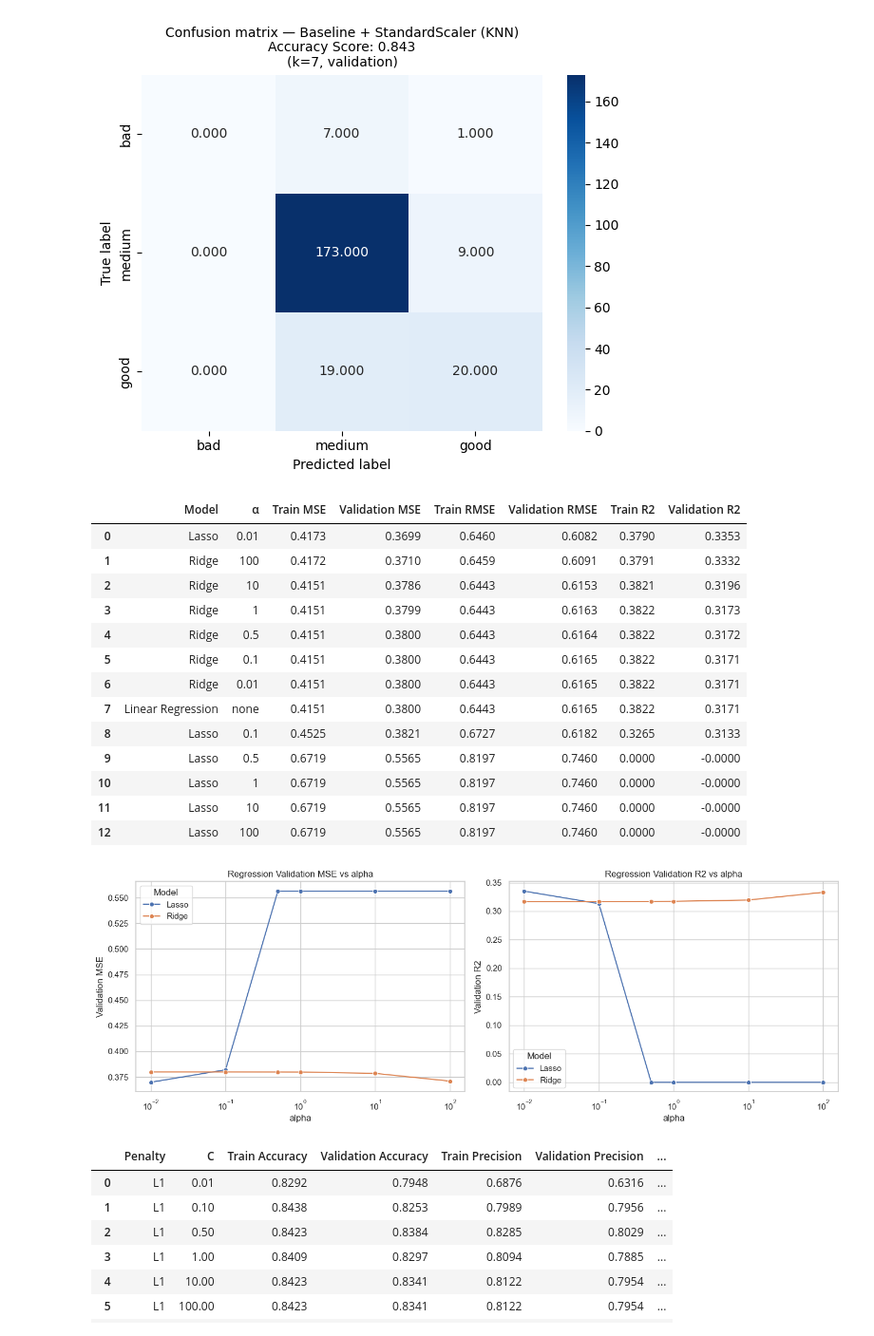
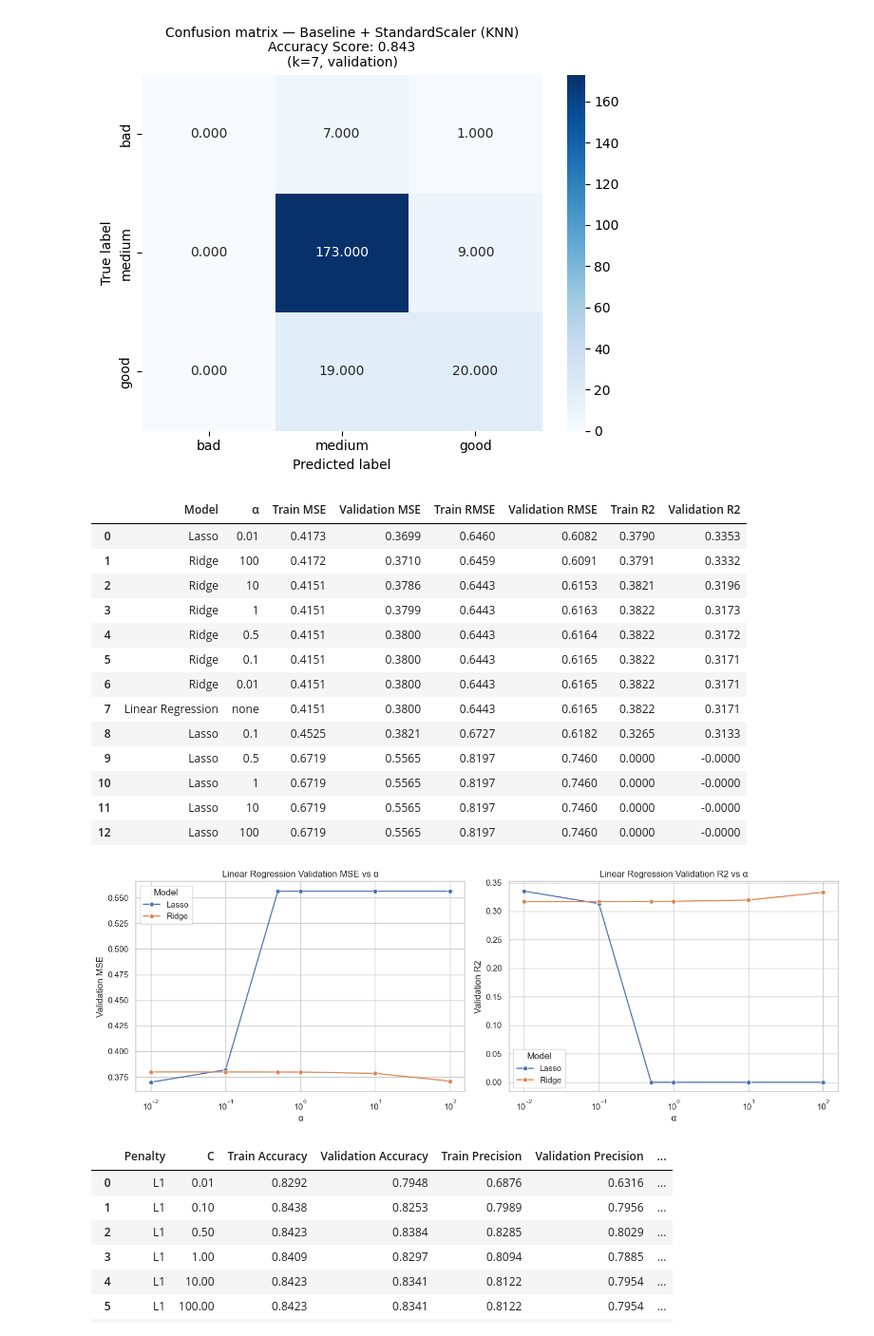
Before and after one commit to mrl588/Wine-Prediction, a Jupyter notebook: wine_quality_ml_final.ipynb, the cells around one changed output. Shown at 95% size. Cells and saved outputs as stored; diff of their text form; code cells hidden in the pictures.

```diff
--- a/wine_quality_ml_final.ipynb
+++ b/wine_quality_ml_final.ipynb
@@ -387,37 +387,37 @@ regression_results = regression_results.sort_values(
 ).reset_index(drop=True)
 
 display(regression_results.round(4))
 
 # Linear regression plots
 reg_plot_df = regression_results[regression_results['Model'].isin(['Ridge', 'Lasso'])].copy()
 reg_plot_df['α'] = reg_plot_df['α'].astype(float)
 
 fig, axes = plt.subplots(1, 2, figsize=(14, 5), sharex=True)
 sns.lineplot(data=reg_plot_df, x='α', y='Validation MSE', hue='Model', marker='o', ax=axes[0])
 sns.lineplot(data=reg_plot_df, x='α', y='Validation R2', hue='Model', marker='o', ax=axes[1])
-axes[0].set_title('Regression Validation MSE vs alpha')
-axes[1].set_title('Regression Validation R2 vs alpha')
+axes[0].set_title('Linear Regression Validation MSE vs α')
+axes[1].set_title('Linear Regression Validation R2 vs α')
 for ax in axes:
     ax.set_xscale('log')
-    ax.set_xlabel('alpha')
+    ax.set_xlabel('α')
 plt.tight_layout()
 plt.show()
 # %% [output]
 |  | Model | α | Train MSE | Validation MSE | Train RMSE | Validation RMSE | Train R2 | Validation R2 |
 | 0 | Lasso | 0.01 | 0.4173 | 0.3699 | 0.6460 | 0.6082 | 0.3790 | 0.3353 |
 | 1 | Ridge | 100 | 0.4172 | 0.3710 | 0.6459 | 0.6091 | 0.3791 | 0.3332 |
 | 2 | Ridge | 10 | 0.4151 | 0.3786 | 0.6443 | 0.6153 | 0.3821 | 0.3196 |
 | 3 | Ridge | 1 | 0.4151 | 0.3799 | 0.6443 | 0.6163 | 0.3822 | 0.3173 |
 | 4 | Ridge | 0.5 | 0.4151 | 0.3800 | 0.6443 | 0.6164 | 0.3822 | 0.3172 |
 | 5 | Ridge | 0.1 | 0.4151 | 0.3800 | 0.6443 | 0.6165 | 0.3822 | 0.3171 |
 | 6 | Ridge | 0.01 | 0.4151 | 0.3800 | 0.6443 | 0.6165 | 0.3822 | 0.3171 |
 | 7 | Linear Regression | none | 0.4151 | 0.3800 | 0.6443 | 0.6165 | 0.3822 | 0.3171 |
 | 8 | Lasso | 0.1 | 0.4525 | 0.3821 | 0.6727 | 0.6182 | 0.3265 | 0.3133 |
 | 9 | Lasso | 0.5 | 0.6719 | 0.5565 | 0.8197 | 0.7460 | 0.0000 | -0.0000 |
 | 10 | Lasso | 1 | 0.6719 | 0.5565 | 0.8197 | 0.7460 | 0.0000 | -0.0000 |
 | 11 | Lasso | 10 | 0.6719 | 0.5565 | 0.8197 | 0.7460 | 0.0000 | -0.0000 |
 | 12 | Lasso | 100 | 0.6719 | 0.5565 | 0.8197 | 0.7460 | 0.0000 | -0.0000 |
-[figure, old version]
+[figure, new version]
 # %%
 # Logistic regression regularization comparison
 from sklearn.linear_model import LogisticRegression
```
